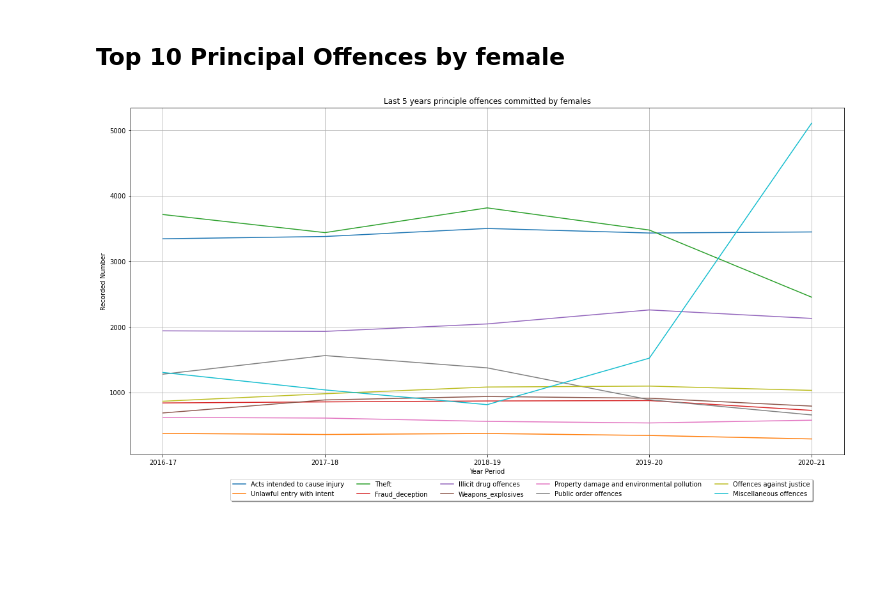
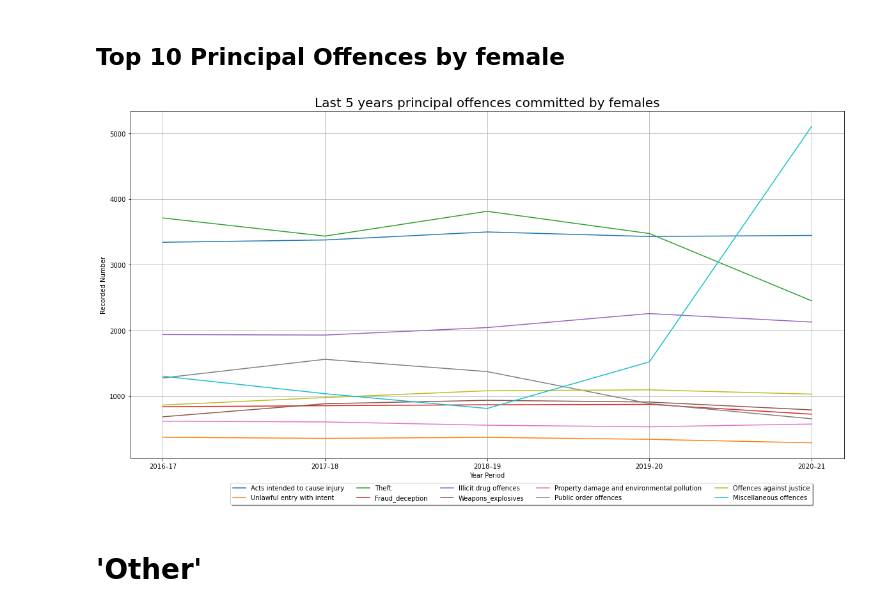
Before and after one commit to hiu-lai/Project-1, a Jupyter notebook: hiu.ipynb, the cells around one changed output. Cells and saved outputs as stored; diff of their text form; code cells hidden in the pictures; blank space fills up the shorter version.

```diff
--- a/hiu.ipynb
+++ b/hiu.ipynb
@@ -47,9 +36,6 @@ vic_offenders = vic_offenders.astype({'Homicide and related offences': 'int64',
                                       'Sexual assault and related offences': 'int64',
                                       'Dangerous_negligent acts': 'int64',
                                       'Abduction_harassment': 'int64',
-                                      'Robbery_extortion':  'int64',
-                                      'Unlawful entry with intent': 'int64',
-                                      'Theft': 'int64',
                                       'Fare evasion': 'int64',
                                       'Fraud_deception': 'int64',
                                       'Illicit drug offences': 'int64',
@@ -106,7 +92,7 @@ plt.show()
 # %%
 least_offence_male = []
 # Top 10 crimes by male
-vic_male_offenders_tally = vic_male_offenders.drop(['Year_Period', 'Gender'], axis=1).sum().sort_values(ascending=False).reset_index()
+vic_male_offenders_tally = vic_male_offenders.drop(['Year_Period', 'Gender', 'Total'], axis=1).sum().sort_values(ascending=False).reset_index()
 vic_male_offenders_tally = vic_male_offenders_tally.rename(columns={'index': 'Principal Offences', 0: 'Total Count'})
 top10Crimes_male = vic_male_offenders_tally.head(10)
 
@@ -187,7 +173,7 @@ plt.show()
 # %%
 least_offence_female = []
 # Top 10 crimes by female
-vic_female_offenders_tally = vic_female_offenders.drop(['Year_Period', 'Gender'], axis=1).sum().sort_values(ascending=False).reset_index()
+vic_female_offenders_tally = vic_female_offenders.drop(['Year_Period', 'Gender', 'Total'], axis=1).sum().sort_values(ascending=False).reset_index()
 vic_female_offenders_tally = vic_female_offenders_tally.rename(columns={'index': 'Principal Offences', 0: 'Total Count'})
 top10Crimes_female = vic_female_offenders_tally.head(10)
 
@@ -214,19 +200,21 @@ top10Crimes_female
 # %%
 # Line graph to show trend in the last 5 years
 # Removing offences not in the top 10
 for exCol in least_offence_female:
     vic_female_offenders = vic_female_offenders.drop(exCol, axis=1, errors='ignore')
 
 # Plotting graph
 plt.figure(figsize=(20, 10))
 for col in vic_female_offenders.columns:
     if not (col == 'Year_Period' or col == 'Gender' or col == 'Total' or col == 'exCol'):
         plt.plot(vic_female_offenders['Year_Period'], vic_female_offenders[col], label= col)
-plt.title(f"Last 5 years principle offences committed by females")
+plt.title(f"Last 5 years principal offences committed by females", fontsize=20)
 plt.xlabel("Year Period")
 plt.ylabel("Recorded Number")
 plt.grid(True)
 plt.legend(bbox_to_anchor=(0.96, -0.06), fancybox=True, shadow=True, ncol=5)
 plt.show()
 # %% [output]
-[figure, old version]
+[figure, new version]
+# %% [markdown]
+# 'Other'
```
Also changed, not shown: parts of 17 cells of this notebook, 6 other files.
